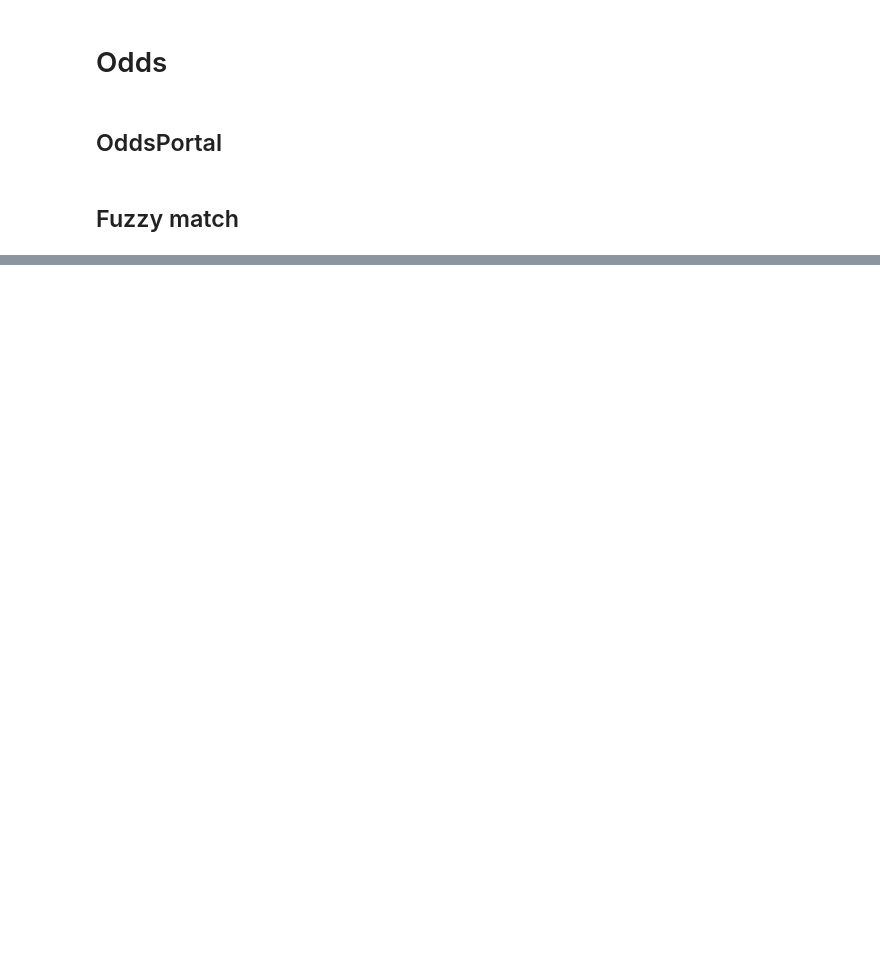
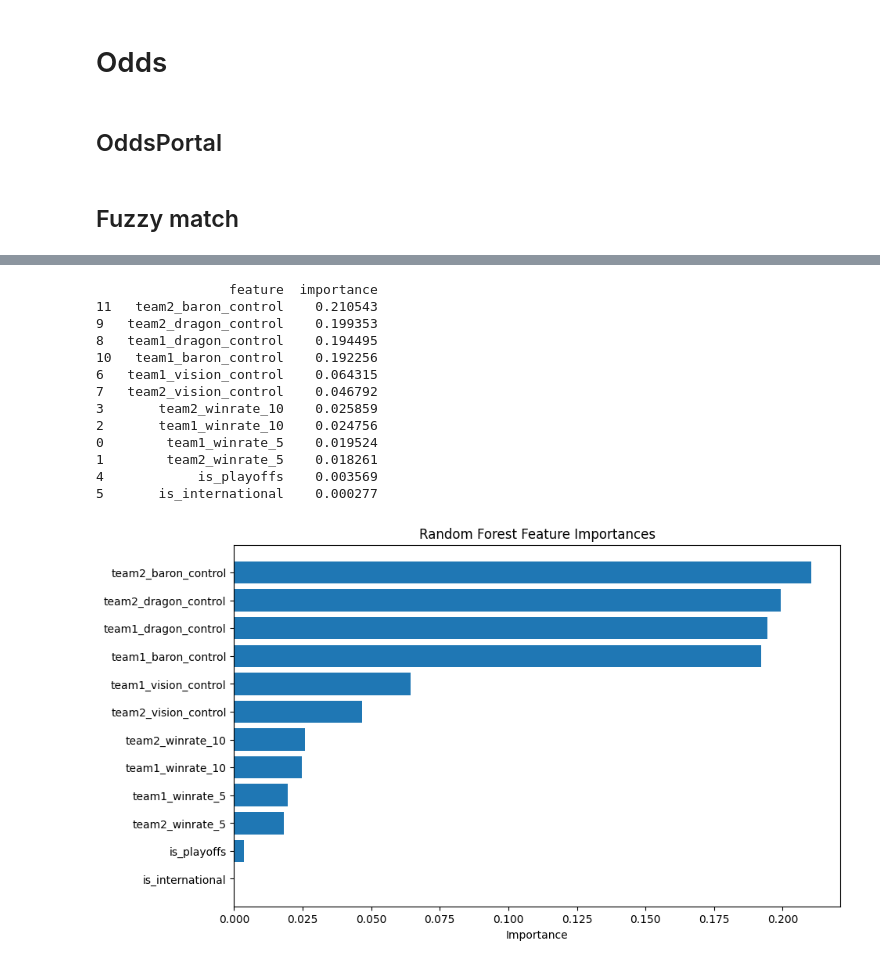
Before and after one commit to Admex666/TSDP, a Jupyter notebook: TipForge/esport-lol/ml.ipynb, the cells around one changed output, grey strips where cells are left out. Saved outputs shown, nothing was run; the diff lists cells and outputs as text; code cells hidden in the pictures; blank space fills up the shorter version.

```diff
--- a/TipForge/esport-lol/ml.ipynb
+++ b/TipForge/esport-lol/ml.ipynb
@@ -547,8 +603,12 @@ for team in odds_teams:
 # %%
 # Map team names
 
+import json
+
 with open("data/team_name_mapping.json", "r", encoding="utf-8") as f:
     team_mapping = json.load(f)
+
+df_odds_super = pd.read_csv('data/odds.csv')
 
 for i, row in df_odds_super.iterrows():
     df_odds_super.loc[i, 'team1'] = team_mapping[row['home_team']]['matched_team']
@@ -578,5 +638,6 @@ for i, row in df_odds_super.iterrows():
                 matches.loc[j, 'team1_odds'] = row['away_odds']
                 matches.loc[j, 'team2_odds'] = row['home_odds']
 
-display(matches.sample(7))
-print(f"Matches with matched odds: {len(matches[matches['team1_odds'].notna()])}/{len(matches)}")
+matches_o = matches[matches.team1_odds.notna()].reset_index(drop=True).copy()
+display(matches_o.sample(7))
+print(f"Matches with matched odds: {len(matches_o)}/{len(matches)}")
@@ -582,0 +1026,39 @@ print(f"Matches with matched odds: {len(matches[matches['team1_odds'].notna()])}
+# %%
+# Feature importance
+
+import pandas as pd
+import matplotlib.pyplot as plt
+
+# Feltételezve, hogy a modell neve rf és a feature lista X.columns
+importances = model.feature_importances_
+feature_names = X.columns
+
+# DataFrame-be pakoljuk
+feat_imp = pd.DataFrame({'feature': feature_names, 'importance': importances})
+feat_imp = feat_imp.sort_values('importance', ascending=False)
+
+# Kiíratás
+print(feat_imp)
+
+# Vizu
+plt.figure(figsize=(10,6))
+plt.barh(feat_imp['feature'], feat_imp['importance'])
+plt.gca().invert_yaxis()  # a legfontosabb fent legyen
+plt.xlabel('Importance')
+plt.title('Random Forest Feature Importances')
+plt.show()
+# %% [output]
+                 feature  importance
+11   team2_baron_control    0.210543
+9   team2_dragon_control    0.199353
+8   team1_dragon_control    0.194495
+10   team1_baron_control    0.192256
+6   team1_vision_control    0.064315
+7   team2_vision_control    0.046792
+3       team2_winrate_10    0.025859
+2       team1_winrate_10    0.024756
+0        team1_winrate_5    0.019524
+1        team2_winrate_5    0.018261
+4            is_playoffs    0.003569
+5       is_international    0.000277
+[figure, added]
```
Also changed, not shown: parts of 8 cells of this notebook.
